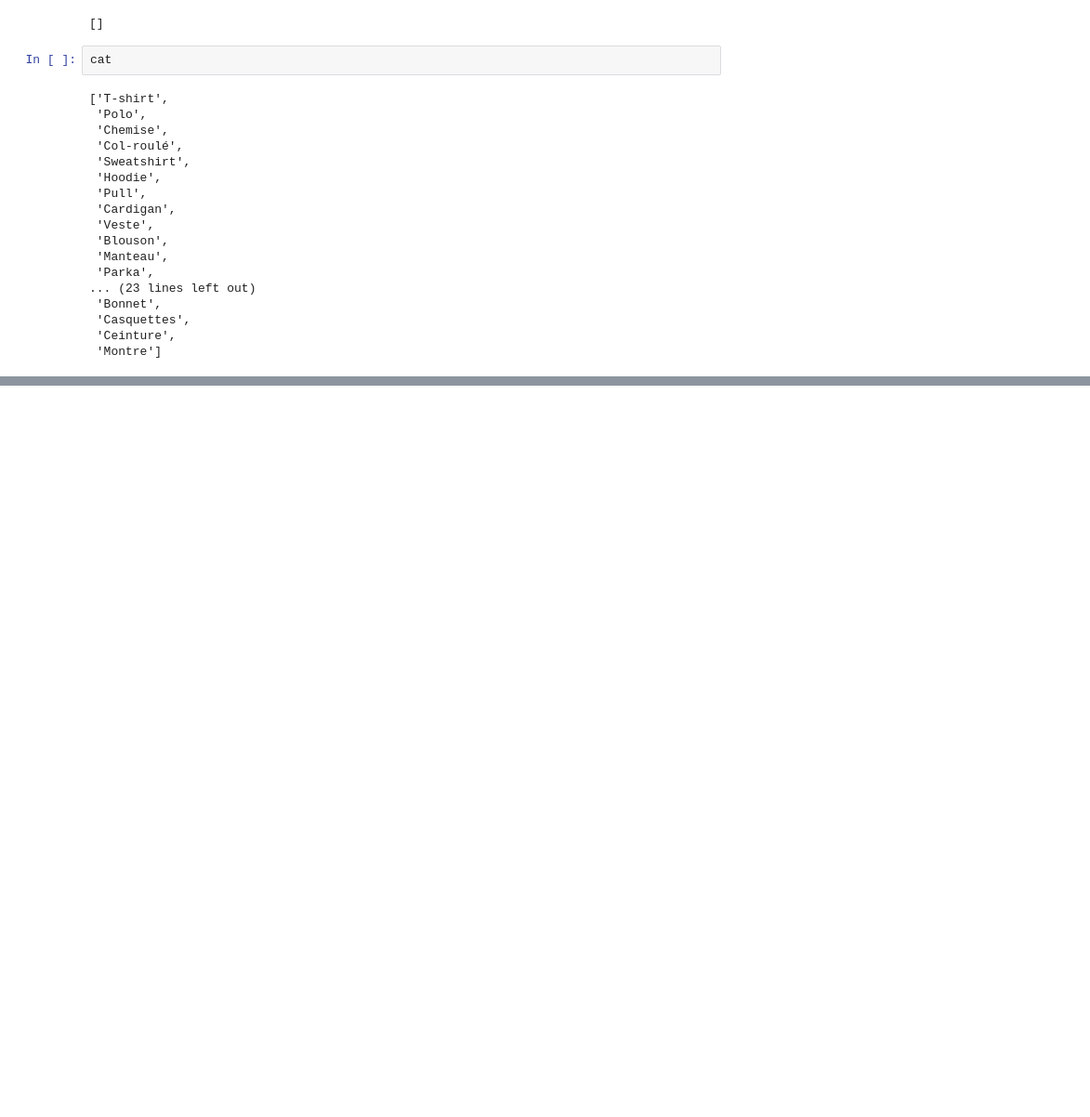
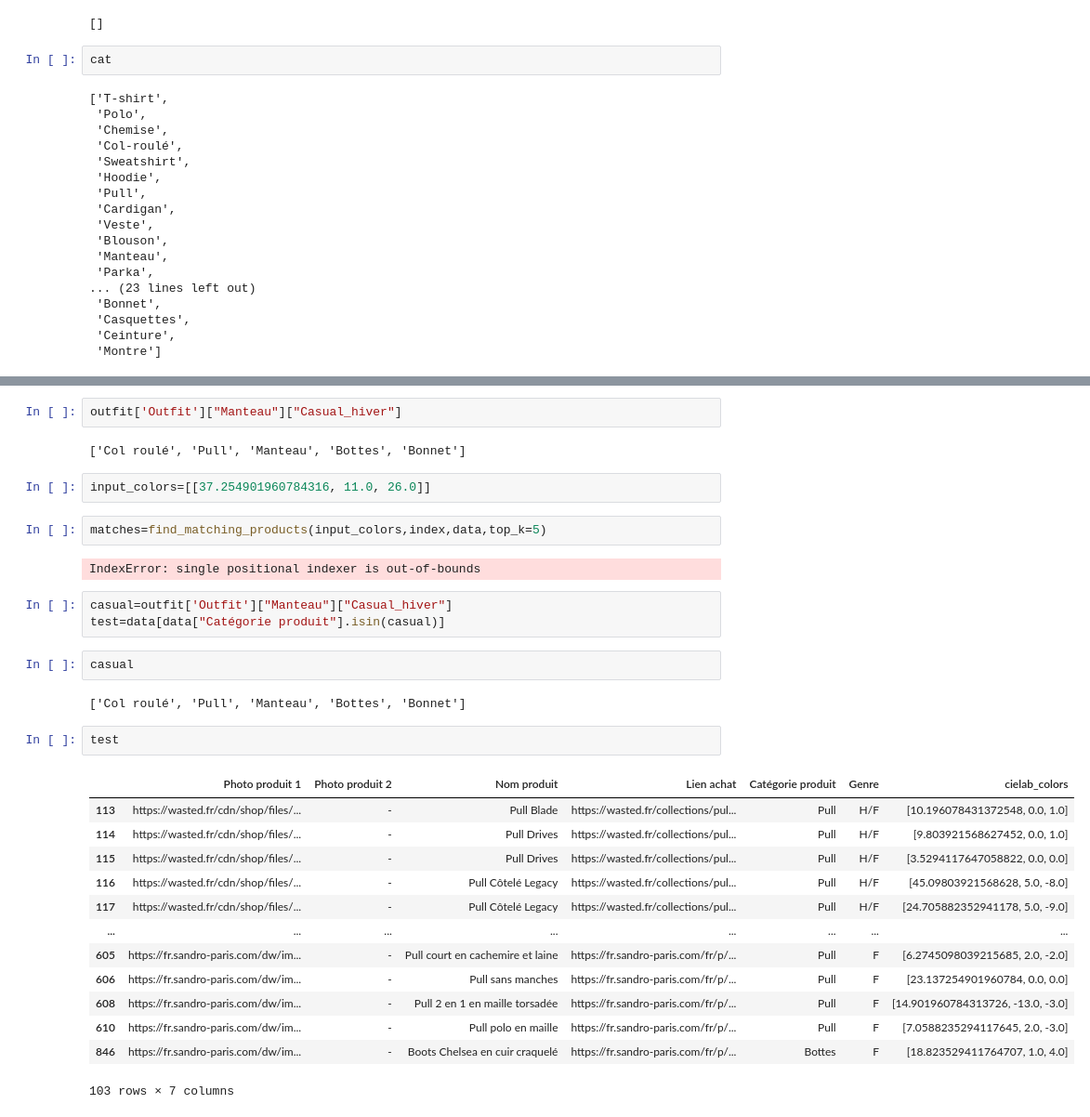
Before and after one commit to Baha-Arfaoui/colorsfact, a Jupyter notebook: colorfact/test_matching.ipynb, the cells around one changed output, grey strips where cells are left out. Shown at 93% size. Saved outputs shown, nothing was run; the diff lists cells and outputs as text; blank space fills up the shorter version.

```diff
--- a/colorfact/test_matching.ipynb
+++ b/colorfact/test_matching.ipynb
@@ -561,0 +638,33 @@ cat
+# %%
+outfit['Outfit']["Manteau"]["Casual_hiver"]
+# %% [output]
+['Col roulé', 'Pull', 'Manteau', 'Bottes', 'Bonnet']
+# %%
+input_colors=[[37.254901960784316, 11.0, 26.0]]
+# %%
+matches=find_matching_products(input_colors,index,data,top_k=5)
+# %% [output]
+IndexError: single positional indexer is out-of-bounds
+# %%
+casual=outfit['Outfit']["Manteau"]["Casual_hiver"]
+test=data[data["Catégorie produit"].isin(casual)]
+# %%
+casual
+# %% [output]
+['Col roulé', 'Pull', 'Manteau', 'Bottes', 'Bonnet']
+# %%
+test
+# %% [output]
+|  | Photo produit 1 | Photo produit 2 | Nom produit | Lien achat | Catégorie produit | Genre | cielab_colors |
+| 113 | https://wasted.fr/cdn/shop/files/... | - | Pull Blade | https://wasted.fr/collections/pul... | Pull | H/F | [10.196078431372548, 0.0, 1.0] |
+| 114 | https://wasted.fr/cdn/shop/files/... | - | Pull Drives | https://wasted.fr/collections/pul... | Pull | H/F | [9.803921568627452, 0.0, 1.0] |
+| 115 | https://wasted.fr/cdn/shop/files/... | - | Pull Drives | https://wasted.fr/collections/pul... | Pull | H/F | [3.5294117647058822, 0.0, 0.0] |
+| 116 | https://wasted.fr/cdn/shop/files/... | - | Pull Côtelé Legacy | https://wasted.fr/collections/pul... | Pull | H/F | [45.09803921568628, 5.0, -8.0] |
+| 117 | https://wasted.fr/cdn/shop/files/... | - | Pull Côtelé Legacy | https://wasted.fr/collections/pul... | Pull | H/F | [24.705882352941178, 5.0, -9.0] |
+| ... | ... | ... | ... | ... | ... | ... | ... |
+| 605 | https://fr.sandro-paris.com/dw/im... | - | Pull court en cachemire et laine | https://fr.sandro-paris.com/fr/p/... | Pull | F | [6.2745098039215685, 2.0, -2.0] |
+| 606 | https://fr.sandro-paris.com/dw/im... | - | Pull sans manches | https://fr.sandro-paris.com/fr/p/... | Pull | F | [23.137254901960784, 0.0, 0.0] |
+| 608 | https://fr.sandro-paris.com/dw/im... | - | Pull 2 en 1 en maille torsadée | https://fr.sandro-paris.com/fr/p/... | Pull | F | [14.901960784313726, -13.0, -3.0] |
+| 610 | https://fr.sandro-paris.com/dw/im... | - | Pull polo en maille | https://fr.sandro-paris.com/fr/p/... | Pull | F | [7.0588235294117645, 2.0, -3.0] |
+| 846 | https://fr.sandro-paris.com/dw/im... | - | Boots Chelsea en cuir craquelé | https://fr.sandro-paris.com/fr/p/... | Bottes | F | [18.823529411764707, 1.0, 4.0] |
+103 rows × 7 columns
```
Also changed, not shown: parts of 10 cells of this notebook, 5 other files.
